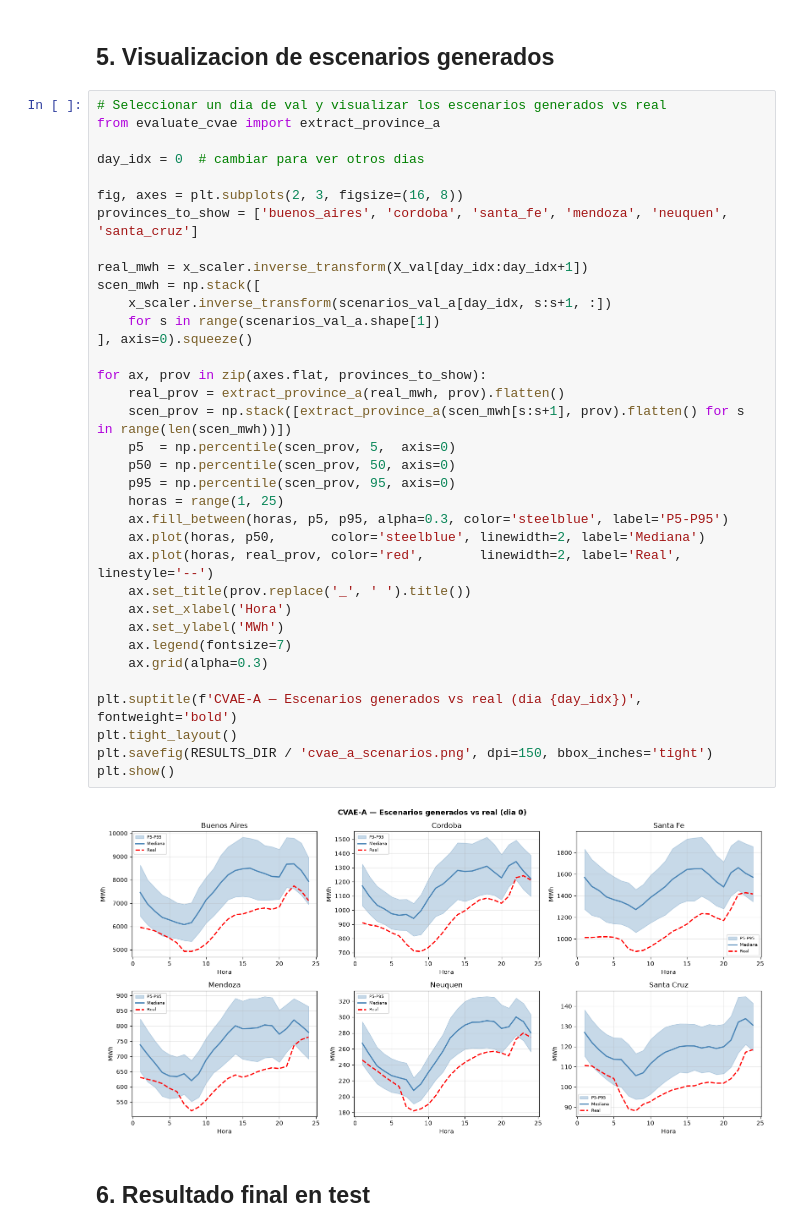
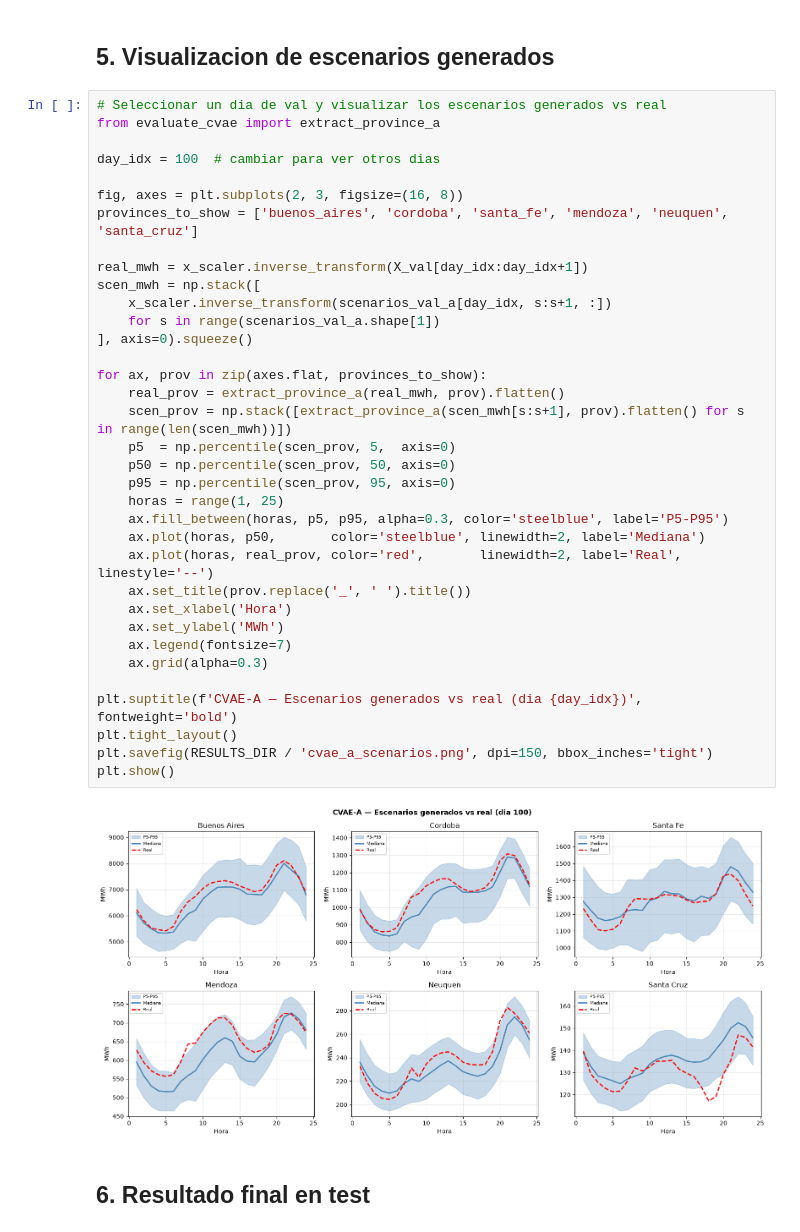
Before and after one commit to biancapaz/tp_final_ml, a Jupyter notebook: provincias/notebooks/cvae_a.ipynb, the cells around one changed output. Cells and saved outputs as stored; diff of their text form.

```diff
--- a/provincias/notebooks/cvae_a.ipynb
+++ b/provincias/notebooks/cvae_a.ipynb
@@ -271,39 +271,39 @@ La temperatura elegida es la que, en validacion, deja el coverage mas cerca del
 # Seleccionar un dia de val y visualizar los escenarios generados vs real
 from evaluate_cvae import extract_province_a
 
-day_idx = 0  # cambiar para ver otros dias
+day_idx = 100  # cambiar para ver otros dias
 
 fig, axes = plt.subplots(2, 3, figsize=(16, 8))
 provinces_to_show = ['buenos_aires', 'cordoba', 'santa_fe', 'mendoza', 'neuquen', 'santa_cruz']
 
 real_mwh = x_scaler.inverse_transform(X_val[day_idx:day_idx+1])
 scen_mwh = np.stack([
     x_scaler.inverse_transform(scenarios_val_a[day_idx, s:s+1, :])
     for s in range(scenarios_val_a.shape[1])
 ], axis=0).squeeze()
 
 for ax, prov in zip(axes.flat, provinces_to_show):
     real_prov = extract_province_a(real_mwh, prov).flatten()
     scen_prov = np.stack([extract_province_a(scen_mwh[s:s+1], prov).flatten() for s in range(len(scen_mwh))])
     p5  = np.percentile(scen_prov, 5,  axis=0)
     p50 = np.percentile(scen_prov, 50, axis=0)
     p95 = np.percentile(scen_prov, 95, axis=0)
     horas = range(1, 25)
     ax.fill_between(horas, p5, p95, alpha=0.3, color='steelblue', label='P5-P95')
     ax.plot(horas, p50,       color='steelblue', linewidth=2, label='Mediana')
     ax.plot(horas, real_prov, color='red',       linewidth=2, label='Real', linestyle='--')
     ax.set_title(prov.replace('_', ' ').title())
     ax.set_xlabel('Hora')
     ax.set_ylabel('MWh')
     ax.legend(fontsize=7)
     ax.grid(alpha=0.3)
 
 plt.suptitle(f'CVAE-A — Escenarios generados vs real (dia {day_idx})', fontweight='bold')
 plt.tight_layout()
 plt.savefig(RESULTS_DIR / 'cvae_a_scenarios.png', dpi=150, bbox_inches='tight')
 plt.show()
 # %% [output]
-[figure, old version]
+[figure, new version]
 # %% [markdown]
 ## 6. Resultado final en test
 # %%
```
Also changed, not shown: 4 other files.
